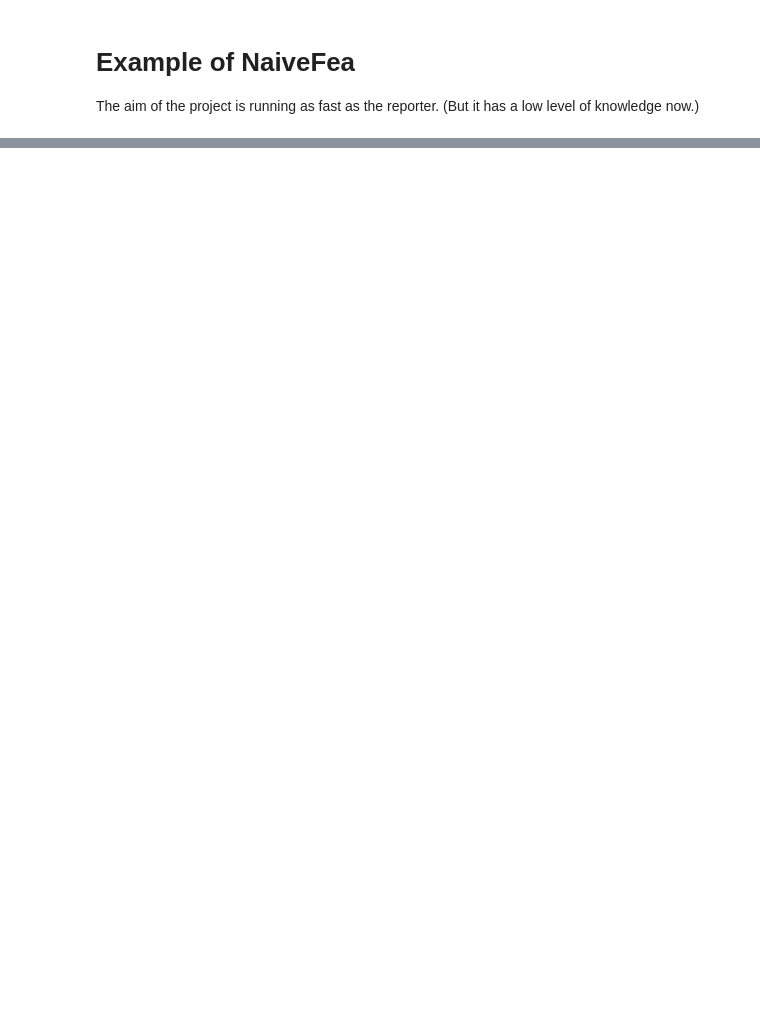
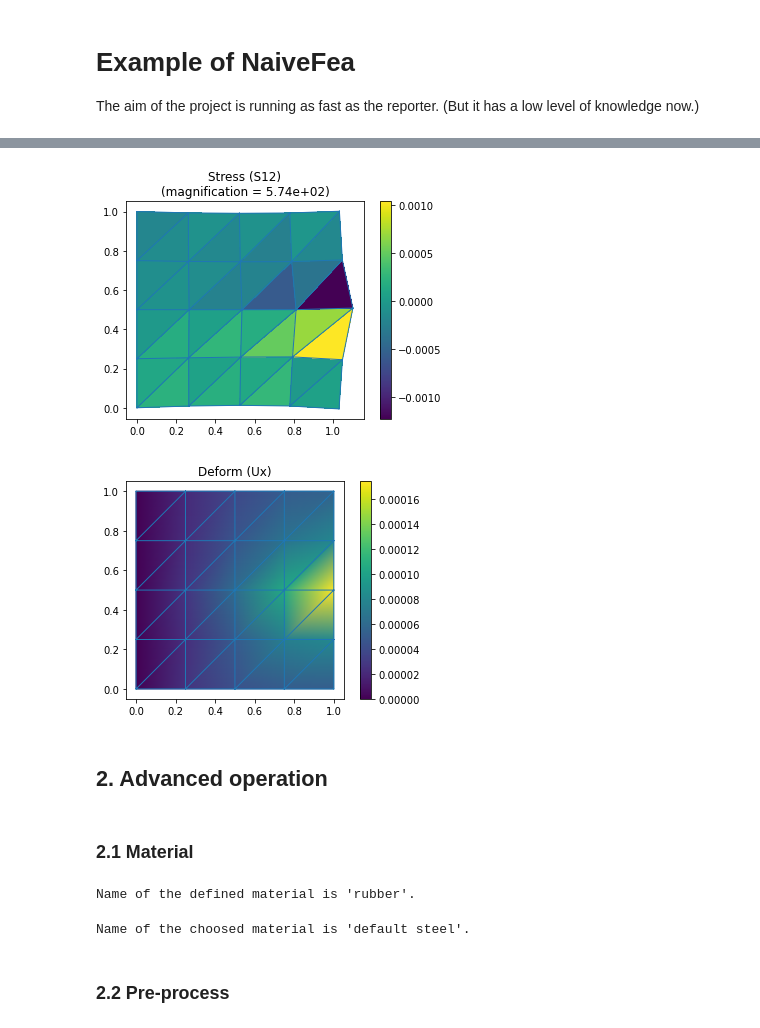
Before and after one commit to MuTong320/NaiveFea, a Jupyter notebook: example.ipynb, the cells around one changed output, grey strips where cells are left out. Cells and saved outputs as stored; diff of their text form; code cells hidden in the pictures; blank space fills up the shorter version.

```diff
--- a/example.ipynb
+++ b/example.ipynb
@@ -33,0 +45,33 @@ fea.plot_mesh()
+# %%
+# submit for analyzing
+fea.submit()
+# show result, deformation and stress for example
+fea.plot('stress','S12')
+fea.plot('deform','Ux',deformed=False)
+# all plot choice:
+#   deform: Ux,   Uy
+#   force:  Fx,   Fy
+#   strain: e11,  e22,  e12
+#   stress: S11,  S22,  S12
+# %% [output]
+[figure, added]
+[figure, added]
+# %% [markdown]
+## 2. Advanced operation
+# %% [markdown]
+### 2.1 Material
+# %%
+# set material name
+material.set_name('rubber')
+print(f"Name of the defined material is '{material.name}'.")
+# %% [output]
+Name of the defined material is 'rubber'.
+# %%
+# you can choose material in database
+from naivefea.constitutive import database
+material1=database.choose('steel')
+print(f"Name of the choosed material is '{material1.name}'.")
+# %% [output]
+Name of the choosed material is 'default steel'.
+# %% [markdown]
+### 2.2 Pre-process
```
Also changed, not shown: parts of 18 cells of this notebook, 17 other files.
